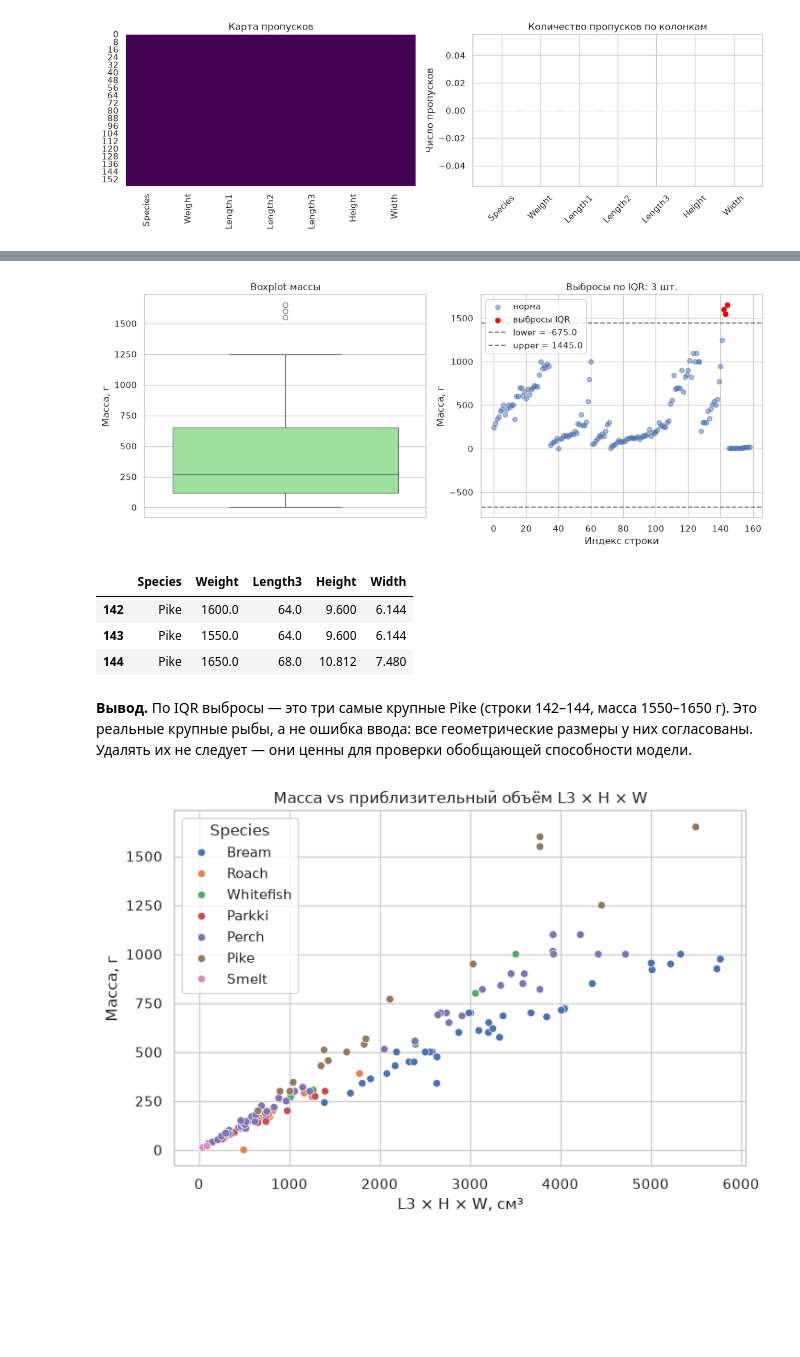
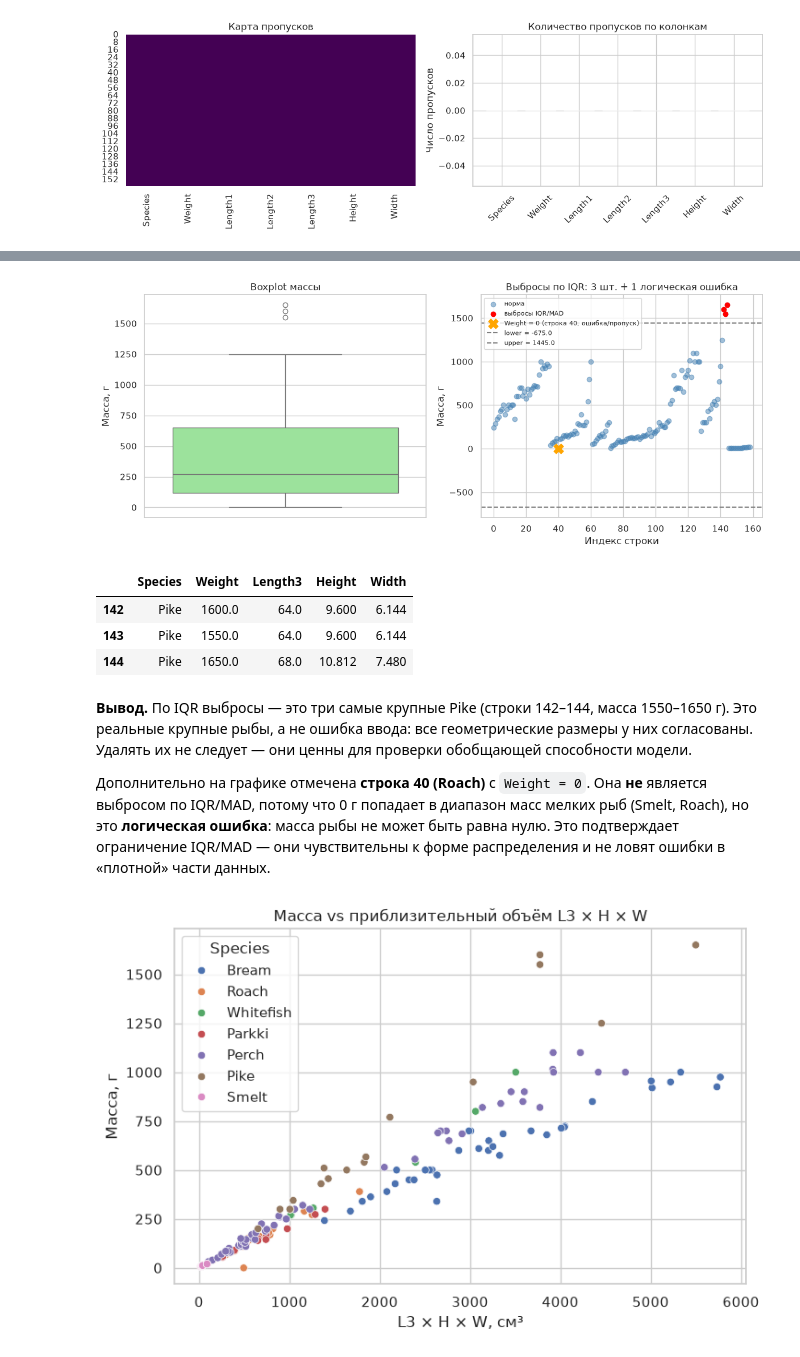
Before and after one commit to tylerrussin/Fish-Dimensions-Regression-Analysis, a Jupyter notebook: notebooks/01-eda.ipynb, the cells around one changed output, grey strips where cells are left out. Drawn from its saved outputs; the diff is of its cells as text; code cells hidden in the pictures; blank space fills up the shorter version.

```diff
--- a/notebooks/01-eda.ipynb
+++ b/notebooks/01-eda.ipynb
@@ -211,38 +234,46 @@ plt.show()
 # %%
-Q1 = df["Weight"].quantile(0.25)
-Q3 = df["Weight"].quantile(0.75)
-IQR = Q3 - Q1
-lower, upper = Q1 - 1.5 * IQR, Q3 + 1.5 * IQR
-outliers = df[(df["Weight"] < lower) | (df["Weight"] > upper)]
+# Берём индекс строки с Weight = 0 (уже найдено выше, но на всякий случай)
+zero_weight_rows = df[df["Weight"] == 0]
+IDX_ZERO = zero_weight_rows.index[0]
 
 fig, axes = plt.subplots(1, 2, figsize=(12, 5))
 
+# Левый график — boxplot
 sns.boxplot(y=df["Weight"], ax=axes[0], color="lightgreen")
 axes[0].set_title("Boxplot массы")
 axes[0].set_ylabel("Масса, г")
 
-axes[1].scatter(df.index, df["Weight"], alpha=0.5, label="норма")
-axes[1].scatter(outliers.index, outliers["Weight"], color="red", label="выбросы IQR")
+# Правый график — scatter с тремя категориями точек
+axes[1].scatter(df.index, df["Weight"], alpha=0.5,
+                label="норма", color="steelblue")
+axes[1].scatter(outliers.index, outliers["Weight"],
+                color="red", label="выбросы IQR/MAD", zorder=3)
+axes[1].scatter(zero_weight_rows.index, zero_weight_rows["Weight"],
+                color="orange", marker="X", s=150,
+                label=f"Weight = 0 (строка {IDX_ZERO}, ошибка/пропуск)", zorder=4)
 axes[1].axhline(lower, color="gray", ls="--", label=f"lower = {lower:.1f}")
 axes[1].axhline(upper, color="gray", ls="--", label=f"upper = {upper:.1f}")
-axes[1].set_title(f"Выбросы по IQR: {len(outliers)} шт.")
+axes[1].set_title(f"Выбросы по IQR: {len(outliers)} шт. + 1 логическая ошибка")
 axes[1].set_xlabel("Индекс строки")
 axes[1].set_ylabel("Масса, г")
-axes[1].legend()
+axes[1].legend(loc="upper left", fontsize=8)
 
 plt.tight_layout()
 plt.savefig("../reports/figures/06_outliers.png", dpi=120)
 plt.show()
 
+# Выведем таблицу с выбросами
 outliers[["Species", "Weight", "Length3", "Height", "Width"]]
 # %% [output]
-[figure, old version]
+[figure, new version]
 |  | Species | Weight | Length3 | Height | Width |
 | 142 | Pike | 1600.0 | 64.0 | 9.600 | 6.144 |
 | 143 | Pike | 1550.0 | 64.0 | 9.600 | 6.144 |
 | 144 | Pike | 1650.0 | 68.0 | 10.812 | 7.480 |
 # %% [markdown]
 **Вывод.** По IQR выбросы — это три самые крупные Pike (строки 142–144, масса 1550–1650 г). Это реальные крупные рыбы, а не ошибка ввода: все геометрические размеры у них согласованы. Удалять их не следует — они ценны для проверки обобщающей способности модели.
+
+Дополнительно на графике отмечена **строка 40 (Roach)** с `Weight = 0`. Она **не** является выбросом по IQR/MAD, потому что 0 г попадает в диапазон масс мелких рыб (Smelt, Roach), но это **логическая ошибка**: масса рыбы не может быть равна нулю. Это подтверждает ограничение IQR/MAD — они чувствительны к форме распределения и не ловят ошибки в «плотной» части данных.
 # %%
 df["V_approx"] = df["Length3"] * df["Height"] * df["Width"]
 
```
Also changed, not shown: parts of 11 cells of this notebook.
